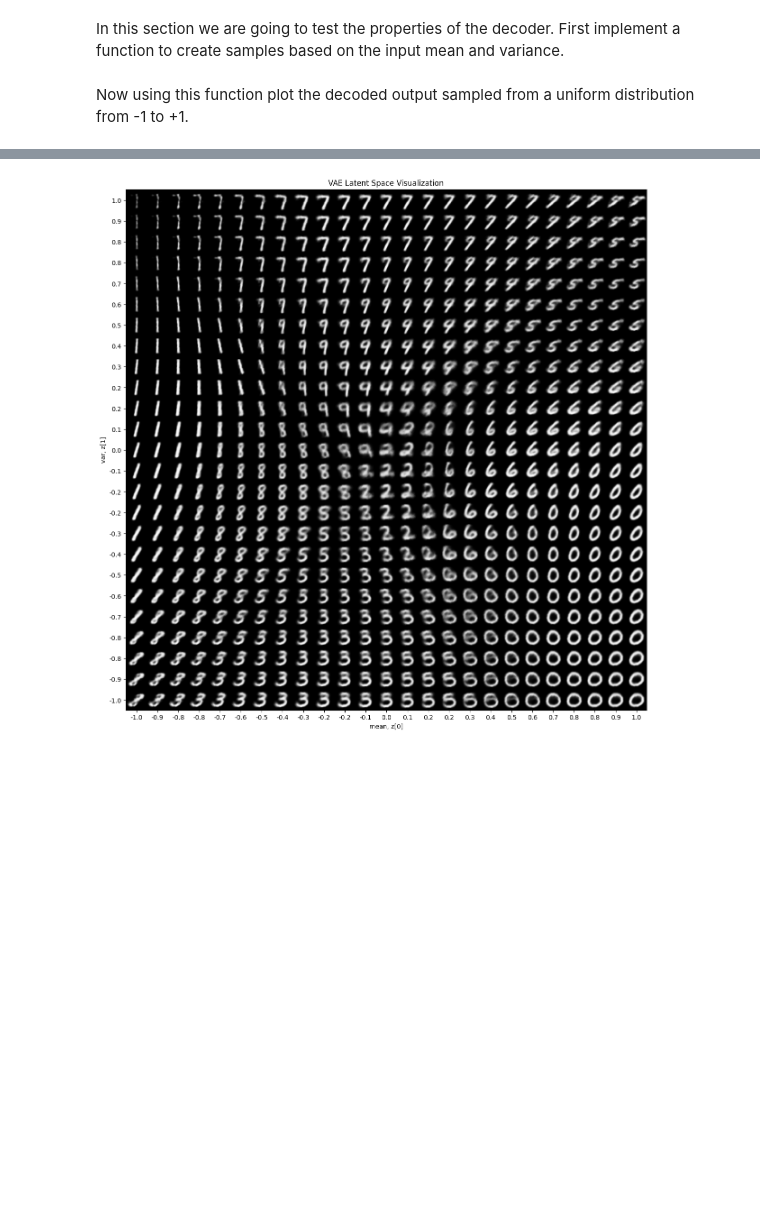
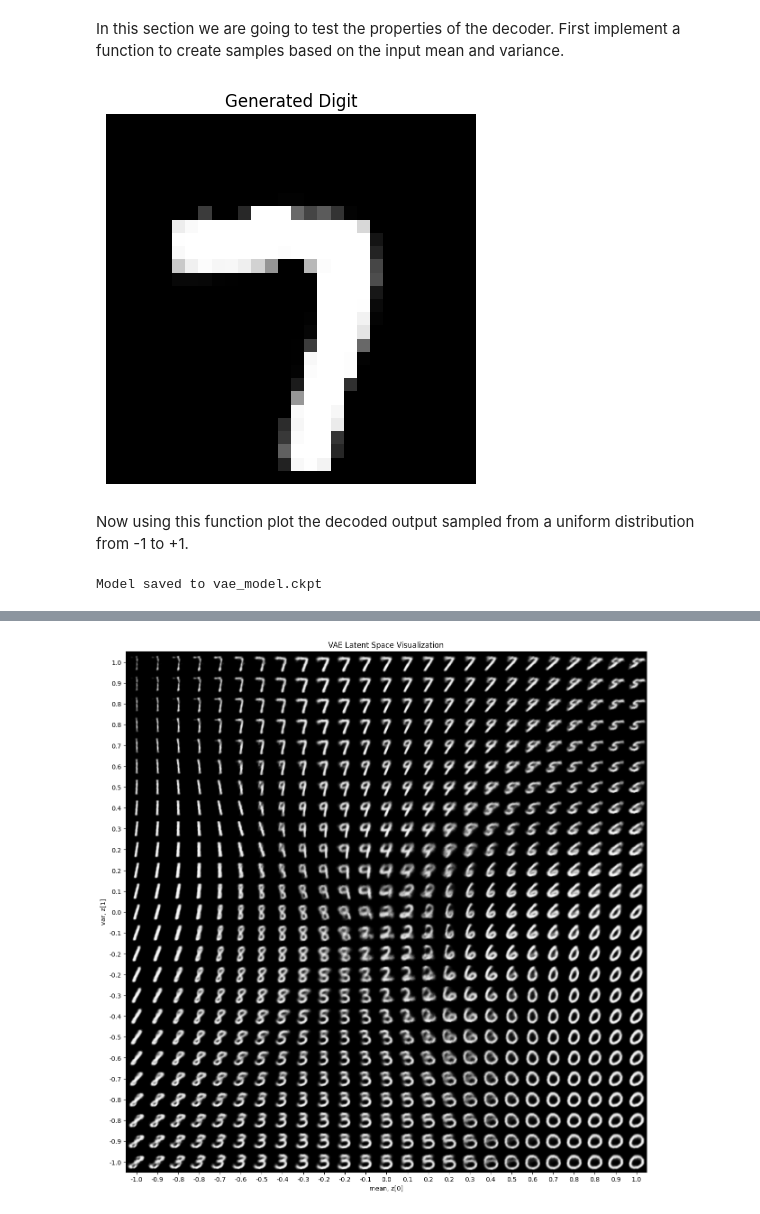
Before and after one commit to MohammadParsaTheFirst/Deep-generative-models-course, a Jupyter notebook: CHW2/DGM_HW2_Practical.ipynb, the cells around one changed output, grey strips where cells are left out. Drawn from its saved outputs; the diff is of its cells as text; code cells hidden in the pictures; blank space fills up the shorter version.

```diff
--- a/CHW2/DGM_HW2_Practical.ipynb
+++ b/CHW2/DGM_HW2_Practical.ipynb
@@ -257,10 +494,31 @@ Explain how the difference in the latent dimension allows us to detect data samp
 # The Decoder (20 points)
 # %% [markdown]
 In this section we are going to test the properties of the decoder. First implement a function to create samples based on the input mean and variance.
-# %%
-def generate_digit(mean, var):
-    # TODO: Return the generated image
-    pass
+# %%
+def generate_digit(mean, var, model):
+    # TODO: Return the generated image
+    z = model.reparameterization(mean, var)
+
+    # Use the decoder to generate an image
+    with torch.no_grad():
+        generated_image = model.decode(z)
+
+    return generated_image
+
+# Example usage
+mean = torch.zeros(1, 2).to(device)  # Example mean (latent_dim=2)
+var = torch.zeros(1, 2).to(device)   # Example variance (latent_dim=2)
+generated_image = generate_digit(mean, var, model)
+
+# Display the generated image
+import matplotlib.pyplot as plt
+
+plt.imshow(generated_image.view(28, 28).cpu().numpy(), cmap='gray')
+plt.title('Generated Digit')
+plt.axis('off')
+plt.show()
+# %% [output]
+[figure, added]
 # %% [markdown]
 Now using this function plot the decoded output sampled from a uniform distribution from -1 to +1.
 # %%
@@ -271,3 +529,15 @@ def plot_latent_space(model, scale=1.0, n=25, digit_size=28, figsize=15):
 
     # TODO: Display the results
     pass
+# %%
+import torch
+
+# Path to save the model
+save_path = "vae_model.ckpt"
+
+# Save the model
+torch.save(model.state_dict(), save_path)
+
+print(f"Model saved to {save_path}")
+# %% [output]
+Model saved to vae_model.ckpt
```
Also changed, not shown: parts of 19 cells of this notebook.
